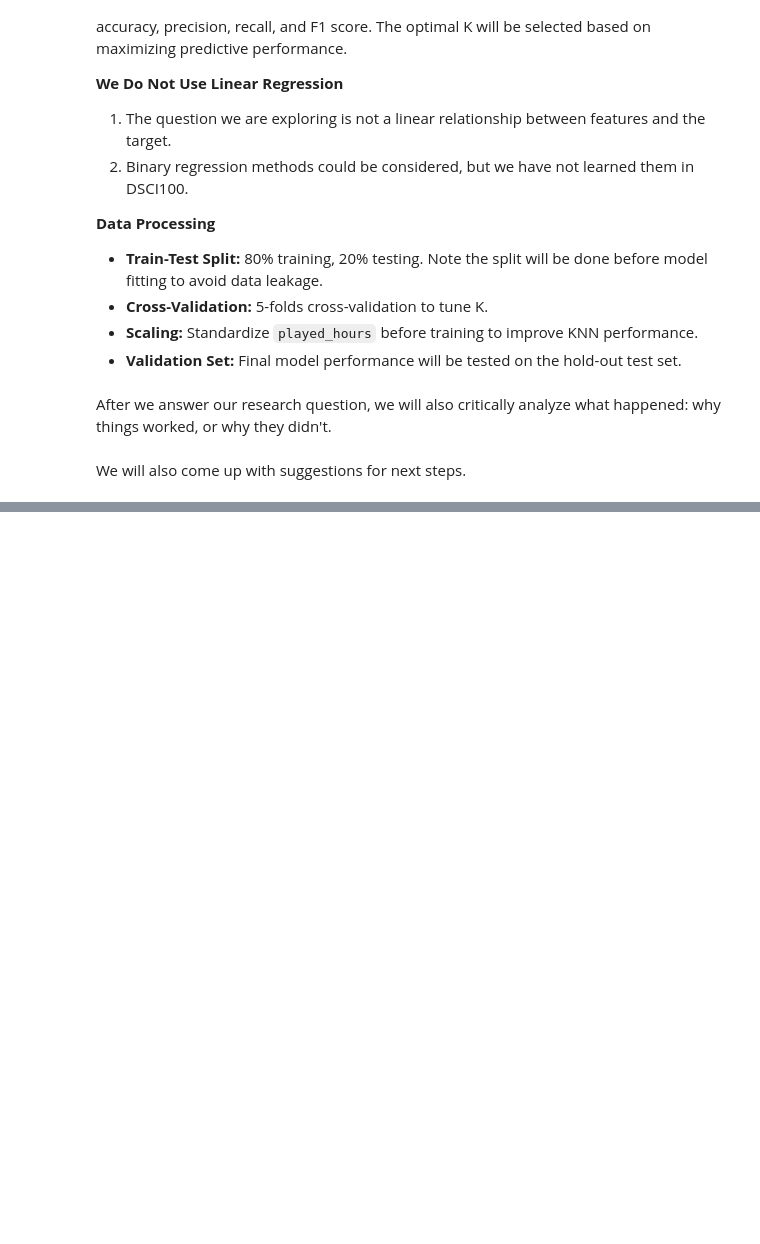
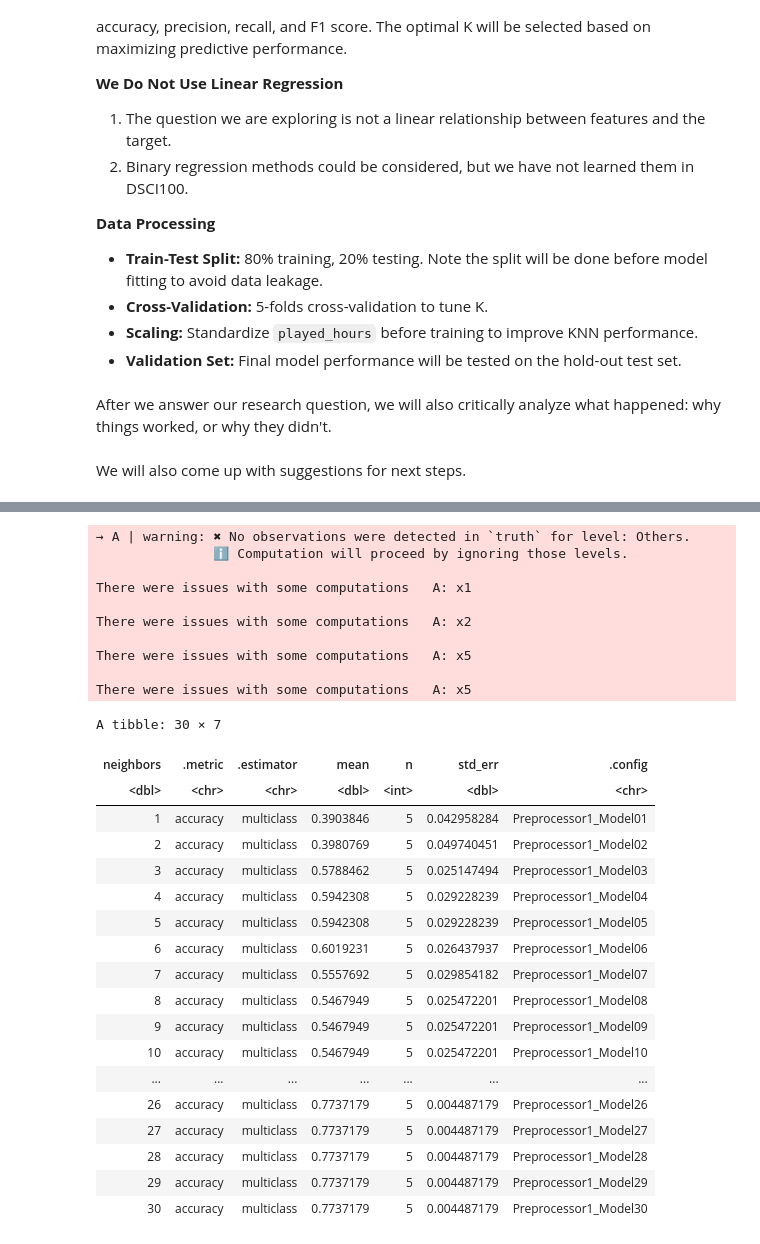
Before and after one commit to KEN-I-NOT/DSCI_project_group13, a Jupyter notebook: DSCI_Group13_final_v1.ipynb, the cells around one changed output, grey strips where cells are left out. Cells and saved outputs as stored; diff of their text form; code cells hidden in the pictures; blank space fills up the shorter version.

```diff
--- a/DSCI_Group13_final_v1.ipynb
+++ b/DSCI_Group13_final_v1.ipynb
@@ -322,0 +342,4 @@ We will also come up with suggestions for next steps.
+# %%
+players_recipe <- recipe(gender ~ ., data = players_train) |>
+  step_scale(all_predictors()) |>
+  step_center(all_predictors())
@@ -322,0 +371,39 @@ We will also come up with suggestions for next steps.
+# %%
+knn_results <- workflow() |>
+  add_recipe(players_recipe) |>
+  add_model(players_spec) |>
+  tune_grid(resamples = players_vfold, grid = k_vals) |>
+  collect_metrics()
+accuracies <- knn_results |>
+  filter(.metric == "accuracy")
+accuracies
+# %% [output]
+→ A | warning: ✖ No observations were detected in `truth` for level: Others.
+               ℹ Computation will proceed by ignoring those levels.
+
+There were issues with some computations   A: x1
+
+There were issues with some computations   A: x2
+
+There were issues with some computations   A: x5
+
+There were issues with some computations   A: x5
+A tibble: 30 × 7
+| neighbors | .metric | .estimator | mean | n | std_err | .config |
+| <dbl> | <chr> | <chr> | <dbl> | <int> | <dbl> | <chr> |
+| 1 | accuracy | multiclass | 0.3903846 | 5 | 0.042958284 | Preprocessor1_Model01 |
+| 2 | accuracy | multiclass | 0.3980769 | 5 | 0.049740451 | Preprocessor1_Model02 |
+| 3 | accuracy | multiclass | 0.5788462 | 5 | 0.025147494 | Preprocessor1_Model03 |
+| 4 | accuracy | multiclass | 0.5942308 | 5 | 0.029228239 | Preprocessor1_Model04 |
+| 5 | accuracy | multiclass | 0.5942308 | 5 | 0.029228239 | Preprocessor1_Model05 |
+| 6 | accuracy | multiclass | 0.6019231 | 5 | 0.026437937 | Preprocessor1_Model06 |
+| 7 | accuracy | multiclass | 0.5557692 | 5 | 0.029854182 | Preprocessor1_Model07 |
+| 8 | accuracy | multiclass | 0.5467949 | 5 | 0.025472201 | Preprocessor1_Model08 |
+| 9 | accuracy | multiclass | 0.5467949 | 5 | 0.025472201 | Preprocessor1_Model09 |
+| 10 | accuracy | multiclass | 0.5467949 | 5 | 0.025472201 | Preprocessor1_Model10 |
+| ... | ... | ... | ... | ... | ... | ... |
+| 26 | accuracy | multiclass | 0.7737179 | 5 | 0.004487179 | Preprocessor1_Model26 |
+| 27 | accuracy | multiclass | 0.7737179 | 5 | 0.004487179 | Preprocessor1_Model27 |
+| 28 | accuracy | multiclass | 0.7737179 | 5 | 0.004487179 | Preprocessor1_Model28 |
+| 29 | accuracy | multiclass | 0.7737179 | 5 | 0.004487179 | Preprocessor1_Model29 |
+| 30 | accuracy | multiclass | 0.7737179 | 5 | 0.004487179 | Preprocessor1_Model30 |
```
Also changed, not shown: parts of 49 cells of this notebook.
